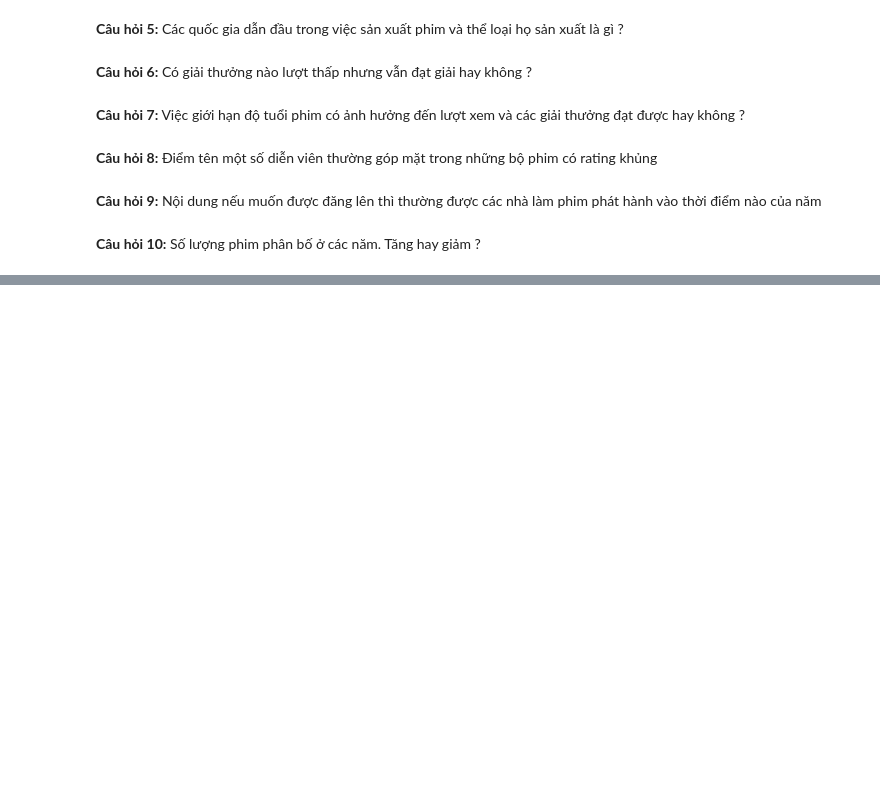
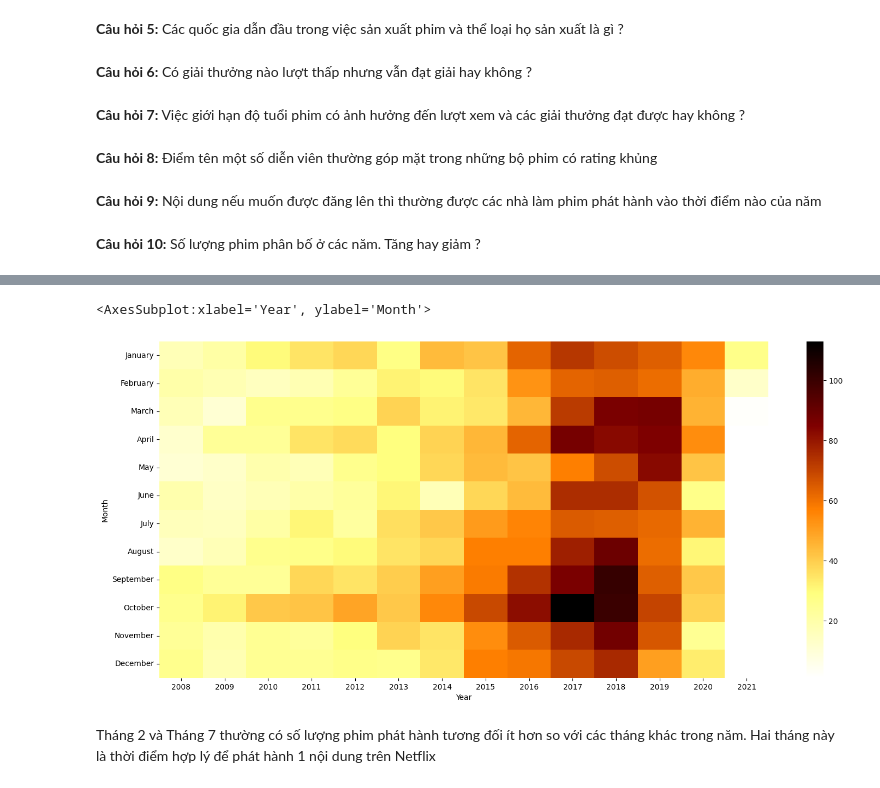
Before and after one commit to VienHaiYen/Netflix-dataset-2021, a Jupyter notebook: main.ipynb, the cells around one changed output, grey strips where cells are left out. Cells and saved outputs as stored; diff of their text form; code cells hidden in the pictures; blank space fills up the shorter version.

Commit message:
Câu hỏi 11: Số lượng phim phát hành vào các tháng qua thời gian? Nếu muốn phát hành 1 nội dung thì nên chọn tháng nào để ít cạnh tranh?

```diff
--- a/main.ipynb
+++ b/main.ipynb
@@ -170,0 +173,12 @@ array([(0, 0.5), (1, 2), (2, nan), (0.5, 1), (nan, nan)], dtype=object)
+# %%
+df1=df[['Title','Release Date']].copy()
+df1.dropna(inplace=True)
+df1['Month']=df1['Release Date'].transform(lambda x: x.month)
+df1['Year']=df1['Release Date'].transform(lambda x: x.year)
+df1=df1[df1['Year'] >= 2008]
+# df1.sort_values(by=['Month'],inplace=True)
+df1['Month']=df1['Release Date'].transform(lambda x: x.month_name())
+df1=df1.groupby(['Year','Month'])['Title'].count().unstack(level=0)
+df1=df1.reindex(['January', 'February', 'March', 'April', 'May', 'June', 'July', 'August', 'September', 'October', 'November', 'December'])
+df1=df1.fillna(0)
+df1
@@ -170,0 +200,9 @@ array([(0, 0.5), (1, 2), (2, nan), (0.5, 1), (nan, nan)], dtype=object)
+# %%
+plt.subplots(figsize=(18,8))
+sns.heatmap(data=df1,
+            cmap='afmhot_r')
+# %% [output]
+<AxesSubplot:xlabel='Year', ylabel='Month'>
+[figure, added]
+# %% [markdown]
+Tháng 2 và Tháng 7 thường có số lượng phim phát hành tương đối ít hơn so với các tháng khác trong năm. Hai tháng này là thời điểm hợp lý để phát hành 1 nội dung trên Netflix
```
Also changed, not shown: parts of 2 cells of this notebook.
